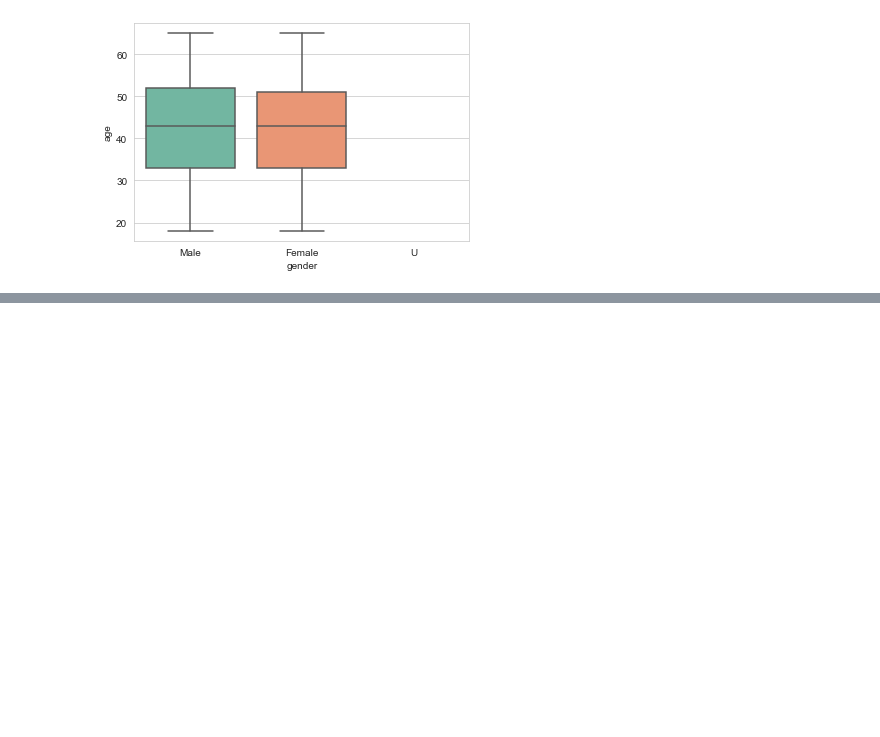
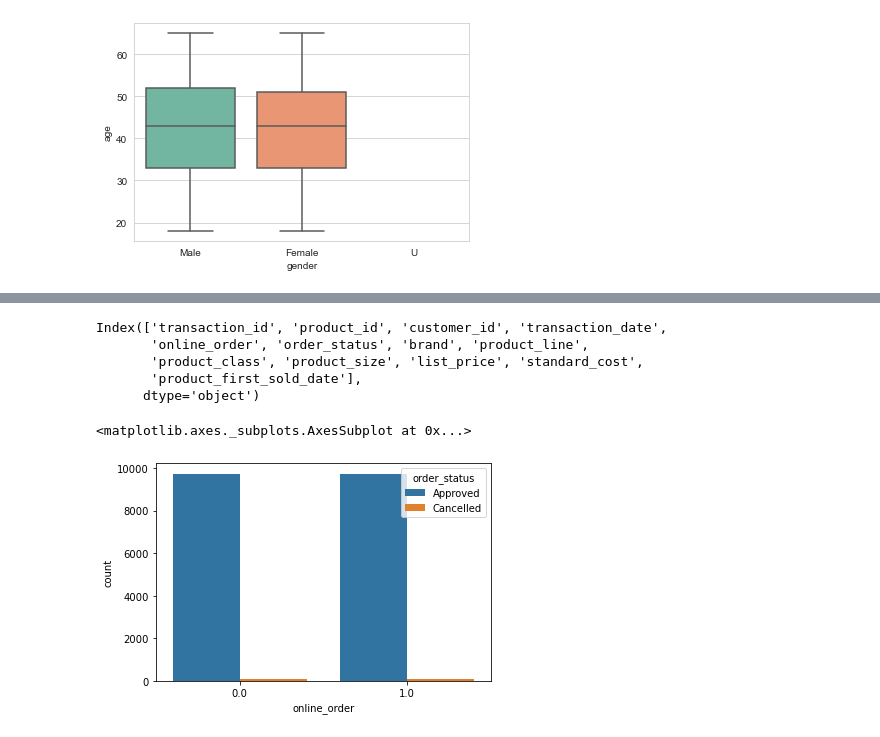
Before and after one commit to amira-salama1/KPMG---Customer-targeting-data-set, a Jupyter notebook: KPMG Data Quality Assessment.ipynb, the cells around one changed output, grey strips where cells are left out. Saved outputs shown, nothing was run; the diff lists cells and outputs as text; code cells hidden in the pictures; blank space fills up the shorter version.

```diff
--- a/KPMG Data Quality Assessment.ipynb
+++ b/KPMG Data Quality Assessment.ipynb
@@ -563,0 +564,15 @@ sb.boxplot(x='gender', y='age', data=df_master)
+# %%
+df_transactions.columns
+# %% [output]
+Index(['transaction_id', 'product_id', 'customer_id', 'transaction_date',
+       'online_order', 'order_status', 'brand', 'product_line',
+       'product_class', 'product_size', 'list_price', 'standard_cost',
+       'product_first_sold_date'],
+      dtype='object')
+# %%
+df_transactions.drop('product_first_sold_date', axis=1, inplace=True)
+# %%
+sb.countplot('online_order',hue='order_status', data=df_transactions)
+# %% [output]
+<matplotlib.axes._subplots.AxesSubplot at 0x...>
+[figure, added]
```
Also changed, not shown: parts of 24 cells of this notebook.
